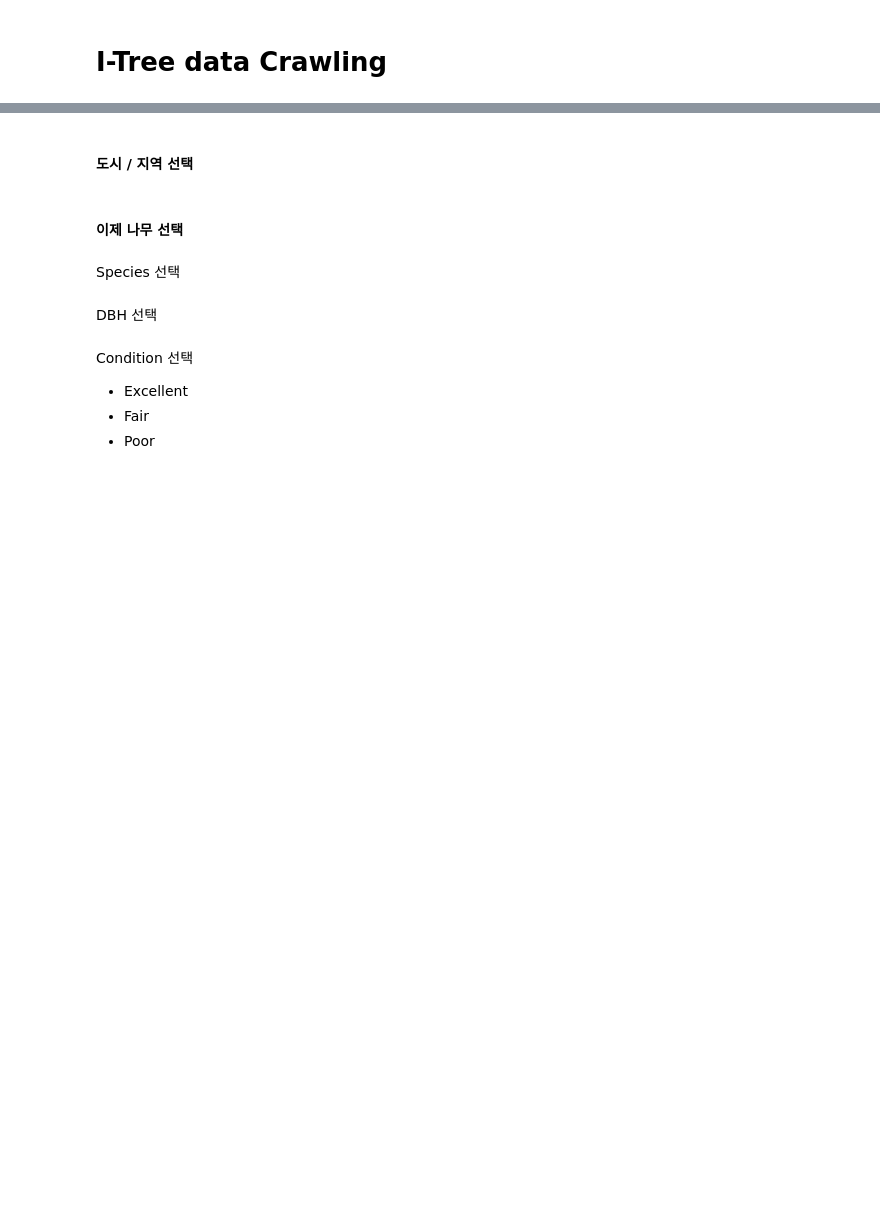
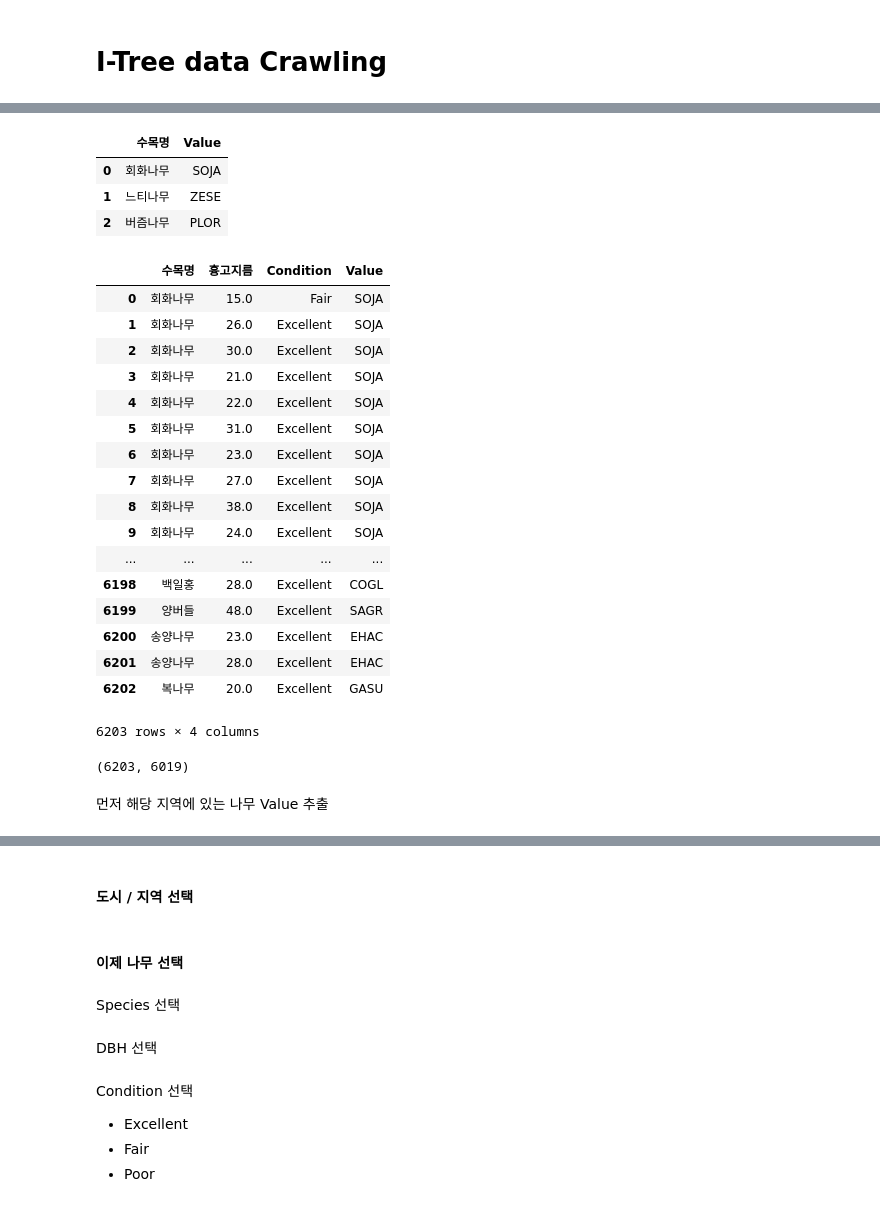
Before and after one commit to BaeYoungHwan/Tree, a Jupyter notebook: Code/Back-End/Project_Crawling.ipynb, the cells around one changed output, grey strips where cells are left out. Cells and saved outputs as stored; diff of their text form; code cells hidden in the pictures; blank space fills up the shorter version.

```diff
--- a/Code/Back-End/Project_Crawling.ipynb
+++ b/Code/Back-End/Project_Crawling.ipynb
@@ -8,0 +34,42 @@ driver.get("https://planting.itreetools.org/app/location/")
+# %%
+k_tree = pd.read_csv("k_tree.csv", encoding="cp949", engine="python")
+# %%
+k_tree = k_tree[["Korean", "Value"]]
+# %%
+k_tree.rename(columns={"Korean":"수목명"}, inplace=True)
+# %%
+k_tree.head(3)
+# %% [output]
+|  | 수목명 | Value |
+| 0 | 회화나무 | SOJA |
+| 1 | 느티나무 | ZESE |
+| 2 | 버즘나무 | PLOR |
+# %%
+data = pd.merge(Itrees, k_tree, on="수목명", how="outer")
+# %%
+data
+# %% [output]
+|  | 수목명 | 흉고지름 | Condition | Value |
+| 0 | 회화나무 | 15.0 | Fair | SOJA |
+| 1 | 회화나무 | 26.0 | Excellent | SOJA |
+| 2 | 회화나무 | 30.0 | Excellent | SOJA |
+| 3 | 회화나무 | 21.0 | Excellent | SOJA |
+| 4 | 회화나무 | 22.0 | Excellent | SOJA |
+| 5 | 회화나무 | 31.0 | Excellent | SOJA |
+| 6 | 회화나무 | 23.0 | Excellent | SOJA |
+| 7 | 회화나무 | 27.0 | Excellent | SOJA |
+| 8 | 회화나무 | 38.0 | Excellent | SOJA |
+| 9 | 회화나무 | 24.0 | Excellent | SOJA |
+| ... | ... | ... | ... | ... |
+| 6198 | 백일홍 | 28.0 | Excellent | COGL |
+| 6199 | 양버들 | 48.0 | Excellent | SAGR |
+| 6200 | 송양나무 | 23.0 | Excellent | EHAC |
+| 6201 | 송양나무 | 28.0 | Excellent | EHAC |
+| 6202 | 복나무 | 20.0 | Excellent | GASU |
+6203 rows × 4 columns
+# %%
+len(Itrees),len(data)
+# %% [output]
+(6203, 6019)
+# %% [markdown]
+먼저 해당 지역에 있는 나무 Value 추출
```
Also changed, not shown: parts of 29 cells of this notebook, 1 other file.
